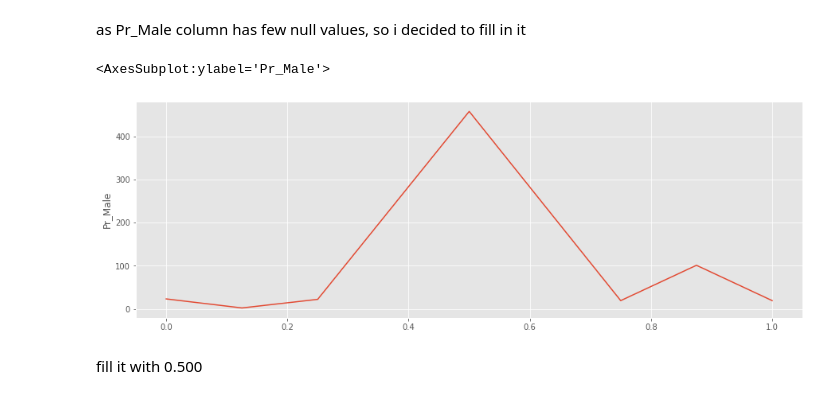
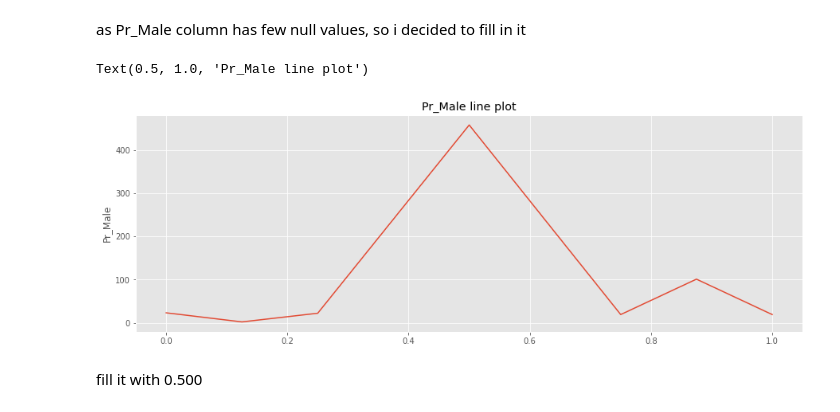
Before and after one commit to MarsSeo/kaggle, a Jupyter notebook: pokemon-data-visualization-is-or-not-legendary.ipynb, the cells around one changed output. Cells and saved outputs as stored; diff of their text form; code cells hidden in the pictures.

Commit message:
Kaggle Notebook | 💥data analysis on pokemon data(is or not legend) | Version 13

```diff
--- a/pokemon-data-visualization-is-or-not-legendary.ipynb
+++ b/pokemon-data-visualization-is-or-not-legendary.ipynb
@@ -109,10 +109,10 @@ as Pr_Male column has few null values, so i decided to fill in it
 # %%
 pokemon['Pr_Male'].value_counts()
 plt.figure(figsize=(15,5))
-sns.lineplot(data = pokemon['Pr_Male'].value_counts())
+sns.lineplot(data = pokemon['Pr_Male'].value_counts()).set_title('Pr_Male line plot')
 # %% [output]
-<AxesSubplot:ylabel='Pr_Male'>
+Text(0.5, 1.0, 'Pr_Male line plot')
-[figure, old version]
+[figure, new version]
 # %% [markdown]
 fill it with 0.500
 # %%
```
Also changed, not shown: parts of 13 cells of this notebook.
